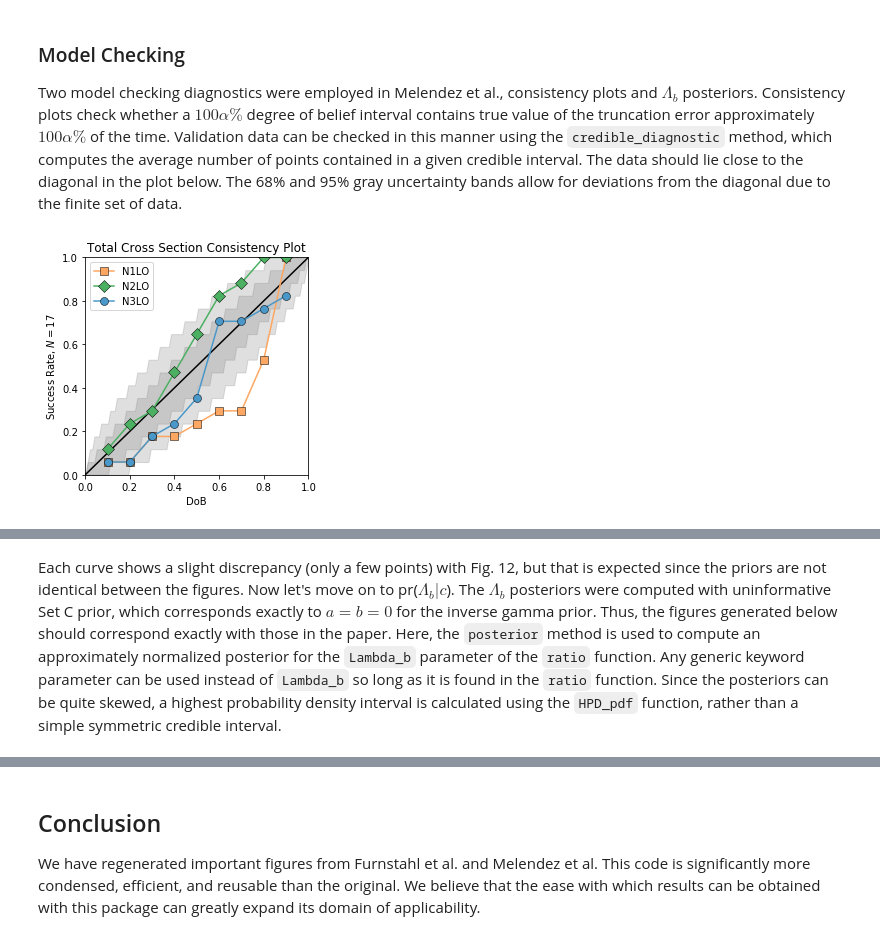
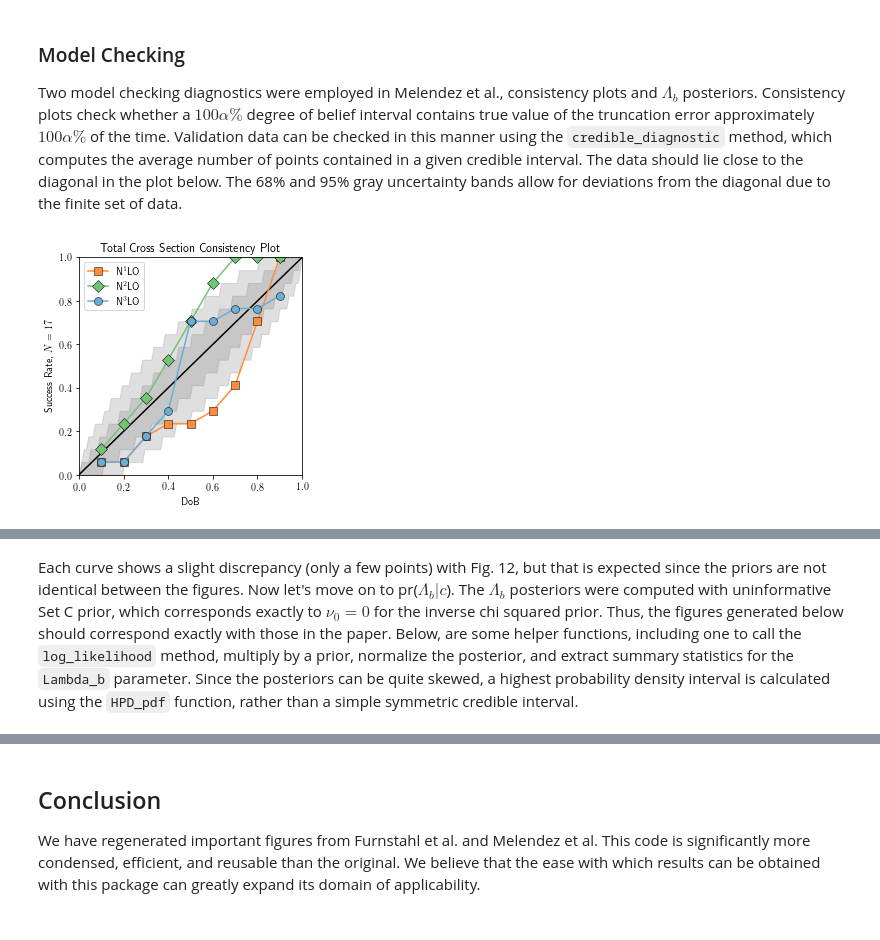
Before and after one commit to buqeye/gsum, a Jupyter notebook: docs/notebooks/truncation_recap.ipynb, the cells around one changed output, grey strips where cells are left out. Drawn from its saved outputs; the diff is of its cells as text; code cells hidden in the pictures.

```diff
--- a/docs/notebooks/truncation_recap.ipynb
+++ b/docs/notebooks/truncation_recap.ipynb
@@ -9,2 +13,4 @@ import scipy as sp
 %matplotlib inline
+# %%
+mpl.rcParams['text.usetex'] = True
 # %% [markdown]
@@ -283,0 +278,3 @@ diff_ref = sp.interpolate.LinearNDInterpolator(Xall, diff_refs)
+# %%
+sgt_ref = SGT[0]
+dsg_ref = DSG[-1]
@@ -357,0 +308,7 @@ for i in range(4):
+# %%
+sgt_truncation = gm.TruncationPointwise(df=0, scale=0, excluded=nn_excluded)
+sgt_truncation.fit(SGT.T, ratio=sgt_ratio, ref=sgt_ref, orders=orders)
+
+for n, coeff in zip(orders[1:], sgt_truncation.coeffs_.T):
+    plt.plot(t_lab, coeff, label=r'$c_{n}$'.format(n=n));
+plt.legend();
@@ -372,0 +355,8 @@ diff_partials = diff_df_reduced.loc[:, idx['0':'5']].values.T
+# %%
+dsg_energy = 96
+
+DSG_1d = np.squeeze(DSG[:, t_lab == dsg_energy])
+dsg_ratio = Q_approx(dsg_energy, Lambdab, interaction='np')
+dsg_ref = DSG_1d[-1]
+DSG_nn_online_1d = np.squeeze(DSG_nn_online[t_lab == dsg_energy])
+print(DSG_1d.shape, DSG_nn_online_1d.shape)
@@ -422,63 +408,51 @@ Validation data can be checked in this manner using the ``credible_diagnostic``
 The data should lie close to the diagonal in the plot below.
 The 68% and 95% gray uncertainty bands allow for deviations from the diagonal due to the finite set of data.
 # %%
-energy_consistency = np.arange(20, 341, 20)
-total_partials_consistency = total_df.loc[energy_consistency, idx['0':'5']].values.T
-total_coeffs_consistency = bq.coefficients(
-    partials=total_partials_consistency, X=energy_consistency[:, None],
-    ref=total_ref(energy_consistency), ratio=ratio, orders=orders, **ratio_kwargs)
-N = len(energy_consistency)
+t_lab_consistency = np.arange(20, 341, 20)
+ratio_consistency = Q_approx(t_lab_consistency, Lambdab, interaction='np')
+SGT_consistency = SGT[:, np.isin(t_lab, t_lab_consistency)]
+sgt_ref_consistency = SGT_consistency[0]
+N = len(t_lab_consistency)
 band_dobs = np.linspace(0.001, 1, 100)
 dobs = np.arange(0.1, 1, 0.1)
 beta = False
 
 fig = plt.figure(figsize=(4,4))
 ax = fig.add_subplot(111)
 ax.set_xlim([0, 1])
 ax.set_ylim([0, 1])
 ax.plot([0, 1], [0, 1], c='k')
 ax.set_xlabel('DoB')
 ax.set_ylabel(r'Success Rate, $N={}$'.format(N))
 ax.set_title('Total Cross Section Consistency Plot')
 consistency_markers = ['s', 'D', 'o']
 
-# Plot data
 for i in range(3):
-    # Set up data and observable for each order
-    total_consistency = bq.PowerSeries(shape=a, scale=b)
-    max_index = i+2
-    sub_orders = orders[:max_index]
-    sub_partials = total_partials_consistency[:max_index]
-    total_consistency.observe(
-        X=energy_consistency[:, None], partials=sub_partials, ratio=ratio,
-        orders=sub_orders, rm_orders=rm_orders, ref=total_ref(energy_consistency), **ratio_kwargs)
-    data = total_partials_consistency[max_index]
-
-    # Must use leading order approximation if comparing to next order
-    D_CI, bands = total_consistency.credible_diagnostic(
-        data=data, dobs=dobs, band_intervals=[0.68, 0.95, 0.99],
-        band_dobs=band_dobs, beta=beta, order=orders[max_index], rescale=True)
-    # Plot each line
-    ax.plot(dobs, D_CI, c=colors[i], marker=consistency_markers[i],
-            markeredgecolor='k', markeredgewidth=0.5, markersize=8, label='N{}LO'.format(max_index-1))
+    sgt_cons = gm.TruncationPointwise(df=df_test, scale=tau_test, excluded=nn_excluded)
+    idx = i+2
+    sgt_cons.fit(SGT_consistency[:idx].T, ratio=ratio_consistency, ref=sgt_ref_consistency, orders=orders[:idx])
+    D_CI, bands = sgt_cons.credible_diagnostic(
+        data=SGT_consistency[idx], dobs=dobs, band_intervals=[0.68, 0.95, 0.99],
+        band_dobs=band_dobs, beta=beta)
+    ax.plot(dobs, D_CI[:, -1], c=medium_colors[i], marker=consistency_markers[i],
+            markeredgecolor='k', markeredgewidth=0.5, markersize=8, label='N$^{}$LO'.format(idx-1))
 
 # Make gray error bands
 if not beta:
     ax.fill_between(band_dobs, bands[0, 0], bands[0, 1], color='gray', alpha=0.25)
     ax.fill_between(band_dobs, bands[1, 0], bands[1, 1], color='gray', alpha=0.25)
 else:
     ax.fill_betweenx(band_dobs, bands[0, 0], bands[0, 1], color='gray', alpha=0.25)
     ax.fill_betweenx(band_dobs, bands[1, 0], bands[1, 1], color='gray', alpha=0.25)
 ax.legend();
 # %% [output]
-[figure, old version]
+[figure, new version]
 # %% [markdown]
 Again, compare this with Fig. 12 of Melendez et al.:
 
 ![](../images/cons_sig_vs_perc-10-91-10_kvnn_61_lam12.0_reg_0_3_0_blatt_ig-0-1_Lambdab-600_lm-1.0_Xref-0dsigma_prior-C_h-1_cbl-0.25_cbu-10.0_sg-0_sep-NLO-N2LO-N3LO_theta-vals-0_energy-range-20-341-20.pdf)
 # %% [markdown]
-Each curve shows a slight discrepancy (only a few points) with Fig. 12, but that is expected since the priors are not identical between the figures. Now let's move on to pr($\Lambda_b | c$). The $\Lambda_b$ posteriors were computed with uninformative Set C prior, which corresponds exactly to $a = b = 0$ for the inverse gamma prior.
+Each curve shows a slight discrepancy (only a few points) with Fig. 12, but that is expected since the priors are not identical between the figures. Now let's move on to pr($\Lambda_b | c$). The $\Lambda_b$ posteriors were computed with uninformative Set C prior, which corresponds exactly to $\nu_0 = 0$ for the inverse chi squared prior.
 Thus, the figures generated below should correspond exactly with those in the paper.
-Here, the ``posterior`` method is used to compute an approximately normalized posterior for the ``Lambda_b`` parameter of the ``ratio`` function.
-Any generic keyword parameter can be used instead of ``Lambda_b`` so long as it is found in the ``ratio`` function.
+Below, are some helper functions, including one to call the ``log_likelihood`` method, multiply by a prior, normalize the posterior, and extract summary statistics for the ``Lambda_b`` parameter.
 Since the posteriors can be quite skewed, a highest probability density interval is calculated using the ``HPD_pdf`` function, rather than a simple symmetric credible interval.
```
Also changed, not shown: parts of 34 cells of this notebook.
